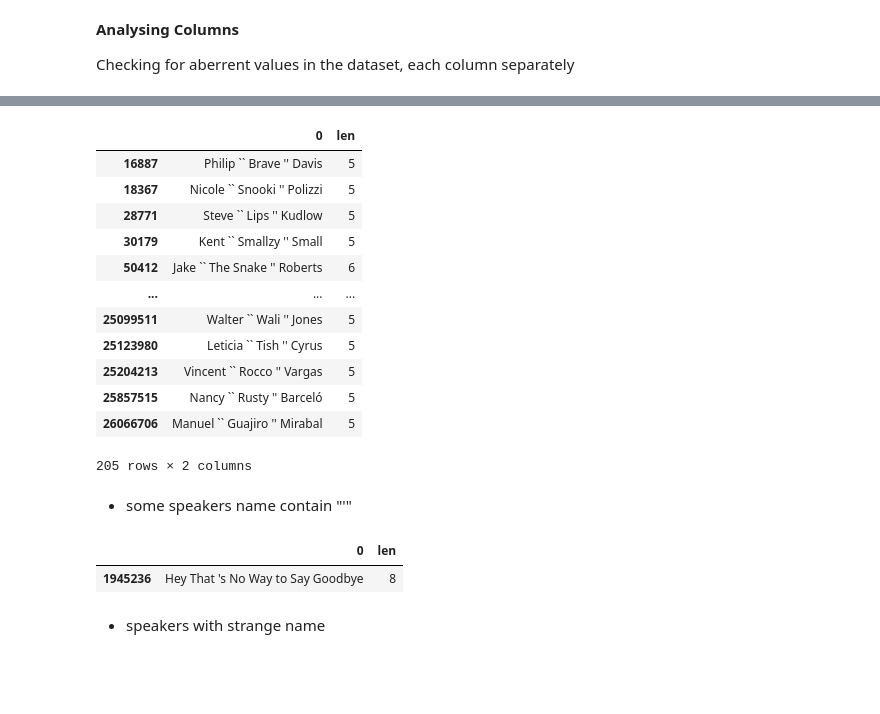
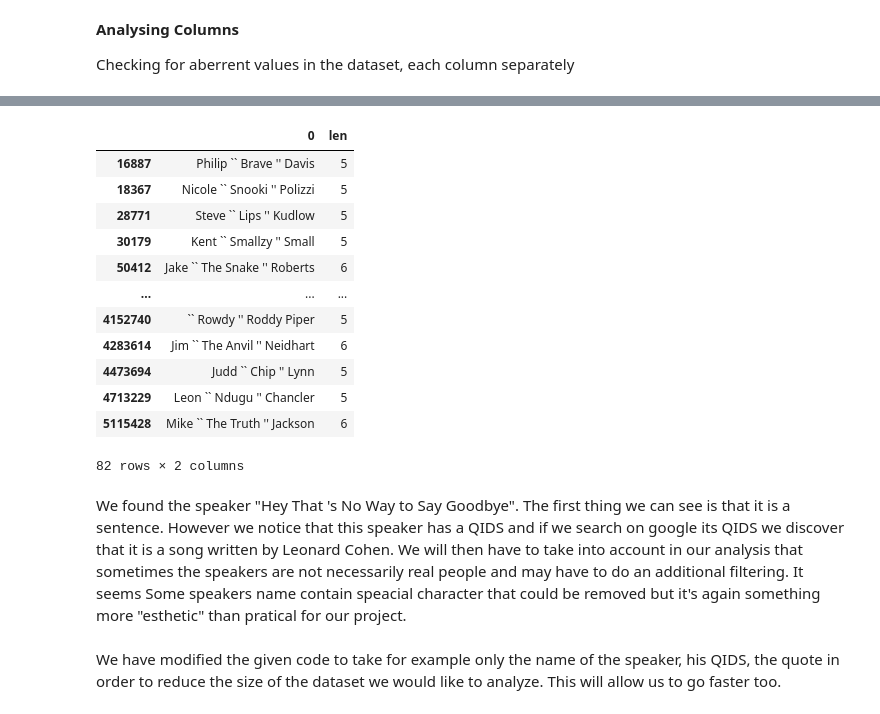
Before and after one commit to epfl-ada/ada-2021-project-les-quatre-neurones, a Jupyter notebook: a0_load_data.ipynb, the cells around one changed output, grey strips where cells are left out. Saved outputs shown, nothing was run; the diff lists cells and outputs as text; code cells hidden in the pictures; blank space fills up the shorter version.

```diff
--- a/a0_load_data.ipynb
+++ b/a0_load_data.ipynb
@@ -297,3 +267,4 @@ ordered_occurences = df.sort("numOccurrences", ascending = False).show()
 # %%
-data = pd.read_csv('data/speakers_19_20.txt.bz2', sep="\n", header=None)
-data = data[data[0] !='None'].drop_duplicates()
+data_speaker = pd.read_csv('data/speakers-2020.txt.bz2', sep="\n", header=None)
+data_speaker = data_speaker[data_speaker[0] !='None'].drop_duplicates()
+data_speaker
@@ -328,5 +324,5 @@ df_trump
 # %%
-data['len'] = data[0].apply(lambda x : len(x.split()))
-data[data['len'] >= 9]
+data_speaker['len'] = data_speaker[0].apply(lambda x : len(x.split()))
+data_speaker[data_speaker['len'] >= 8]
 # %% [output]
 |  | 0 | len |
@@ -363,26 +342,22 @@ df_director.head(5)
 # %%
-df_speacial_cases = data.loc[data[0].str.contains("''",case = False)].drop_duplicates()
+df_speacial_cases = data_speaker.loc[data_speaker[0].str.contains("''",case = False)].drop_duplicates()
 df_speacial_cases
 # %% [output]
 |  | 0 | len |
 | 16887 | Philip `` Brave '' Davis | 5 |
 | 18367 | Nicole `` Snooki '' Polizzi | 5 |
 | 28771 | Steve `` Lips '' Kudlow | 5 |
 | 30179 | Kent `` Smallzy '' Small | 5 |
 | 50412 | Jake `` The Snake '' Roberts | 6 |
 | ... | ... | ... |
-| 25099511 | Walter `` Wali '' Jones | 5 |
-| 25123980 | Leticia `` Tish '' Cyrus | 5 |
-| 25204213 | Vincent `` Rocco '' Vargas | 5 |
-| 25857515 | Nancy `` Rusty '' Barceló | 5 |
-| 26066706 | Manuel `` Guajiro '' Mirabal | 5 |
+| 4152740 | `` Rowdy '' Roddy Piper | 5 |
+| 4283614 | Jim `` The Anvil '' Neidhart | 6 |
+| 4473694 | Judd `` Chip '' Lynn | 5 |
+| 4713229 | Leon `` Ndugu '' Chancler | 5 |
+| 5115428 | Mike `` The Truth '' Jackson | 6 |
-205 rows × 2 columns
+82 rows × 2 columns
 # %% [markdown]
-- some speakers name contain "'"
+We found the speaker "Hey That 's No Way to Say Goodbye". The first thing we can see is that it is a sentence. However we notice that this speaker has a QIDS and if we search on google its QIDS we discover that it is a song written by Leonard Cohen. We will then have to take into account in our analysis that sometimes the speakers are not necessarily real people and may have to do an additional filtering.
+It seems Some speakers name contain speacial character that could be removed but it's again something more "esthetic" than pratical for our project.
-# %%
-data[data[0] == "Hey That 's No Way to Say Goodbye"]
-# %% [output]
-|  | 0 | len |
-| 1945236 | Hey That 's No Way to Say Goodbye | 8 |
-# %% [markdown]
-- speakers with strange name
+# %% [markdown]
+We have modified the given code to take for example only the name of the speaker, his QIDS, the quote in order to reduce the size of the dataset we would like to analyze. This will allow us to go faster too.
```
Also changed, not shown: parts of 57 cells of this notebook.
